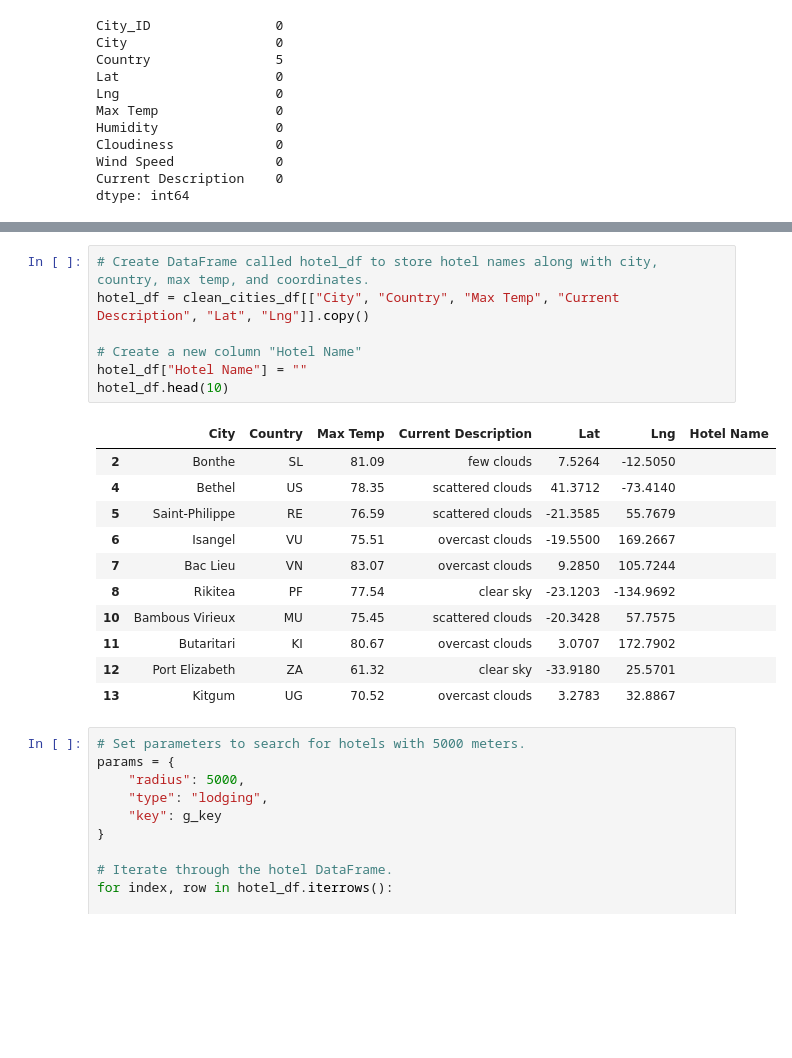
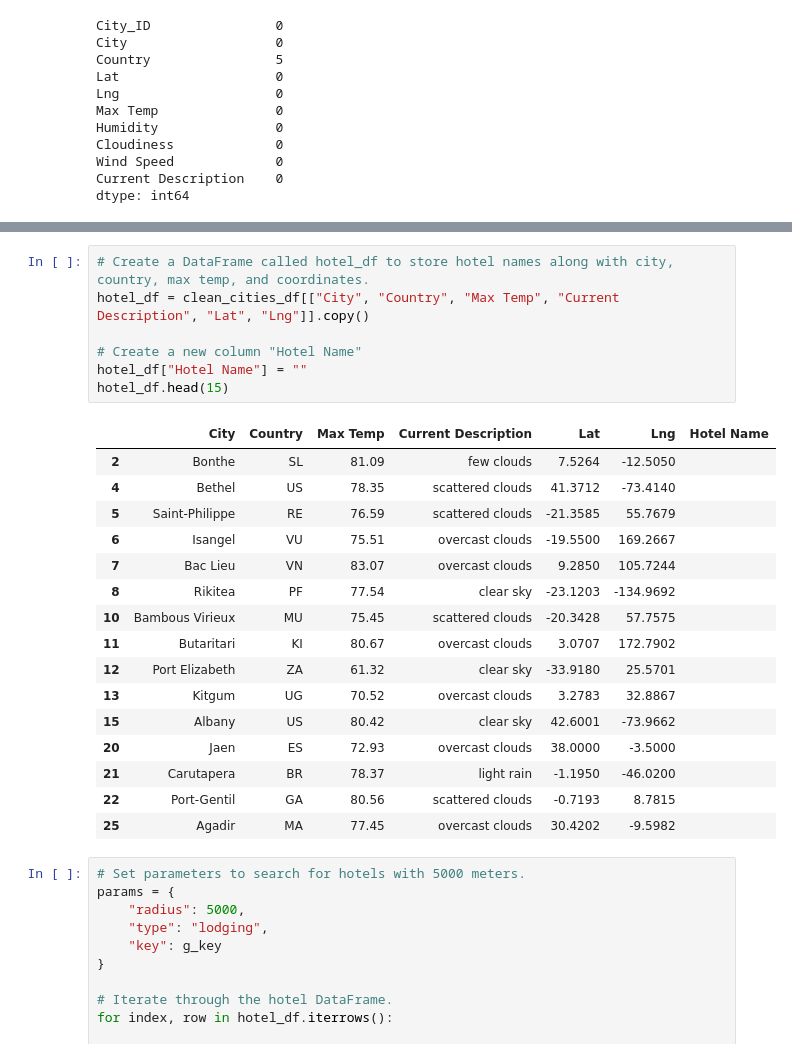
Before and after one commit to CieloCris/World_Weather_Analysis, a Jupyter notebook: Vacation_Search/Vacation_Search.ipynb, the cells around one changed output, grey strips where cells are left out. Saved outputs shown, nothing was run; the diff lists cells and outputs as text; blank space fills up the shorter version.

```diff
--- a/Vacation_Search/Vacation_Search_.ipynb
+++ b/Vacation_Search/Vacation_Search.ipynb
@@ -84,24 +87,29 @@ clean_cities_df
 | 689 | 689 | Akropong | GH | 5.9746 | -0.0854 | 74.79 | 87 | 88 | 7.85 | ... |
 356 rows × 10 columns
 # %%
-# Create DataFrame called hotel_df to store hotel names along with city, country, max temp, and coordinates.
+# Create a DataFrame called hotel_df to store hotel names along with city, country, max temp, and coordinates.
 hotel_df = clean_cities_df[["City", "Country", "Max Temp", "Current Description", "Lat", "Lng"]].copy()
 
 # Create a new column "Hotel Name"
 hotel_df["Hotel Name"] = ""
-hotel_df.head(10)
+hotel_df.head(15)
 # %% [output]
 |  | City | Country | Max Temp | Current Description | Lat | Lng | Hotel Name |
 | 2 | Bonthe | SL | 81.09 | few clouds | 7.5264 | -12.5050 |  |
 | 4 | Bethel | US | 78.35 | scattered clouds | 41.3712 | -73.4140 |  |
 | 5 | Saint-Philippe | RE | 76.59 | scattered clouds | -21.3585 | 55.7679 |  |
 | 6 | Isangel | VU | 75.51 | overcast clouds | -19.5500 | 169.2667 |  |
 | 7 | Bac Lieu | VN | 83.07 | overcast clouds | 9.2850 | 105.7244 |  |
 | 8 | Rikitea | PF | 77.54 | clear sky | -23.1203 | -134.9692 |  |
 | 10 | Bambous Virieux | MU | 75.45 | scattered clouds | -20.3428 | 57.7575 |  |
 | 11 | Butaritari | KI | 80.67 | overcast clouds | 3.0707 | 172.7902 |  |
 | 12 | Port Elizabeth | ZA | 61.32 | clear sky | -33.9180 | 25.5701 |  |
 | 13 | Kitgum | UG | 70.52 | overcast clouds | 3.2783 | 32.8867 |  |
+| 15 | Albany | US | 80.42 | clear sky | 42.6001 | -73.9662 |  |
+| 20 | Jaen | ES | 72.93 | overcast clouds | 38.0000 | -3.5000 |  |
+| 21 | Carutapera | BR | 78.37 | light rain | -1.1950 | -46.0200 |  |
+| 22 | Port-Gentil | GA | 80.56 | scattered clouds | -0.7193 | 8.7815 |  |
+| 25 | Agadir | MA | 77.45 | overcast clouds | 30.4202 | -9.5982 |  |
 # %%
 # Set parameters to search for hotels with 5000 meters.
 params = {
```
Also changed, not shown: parts of 4 cells of this notebook, 34 other files.
